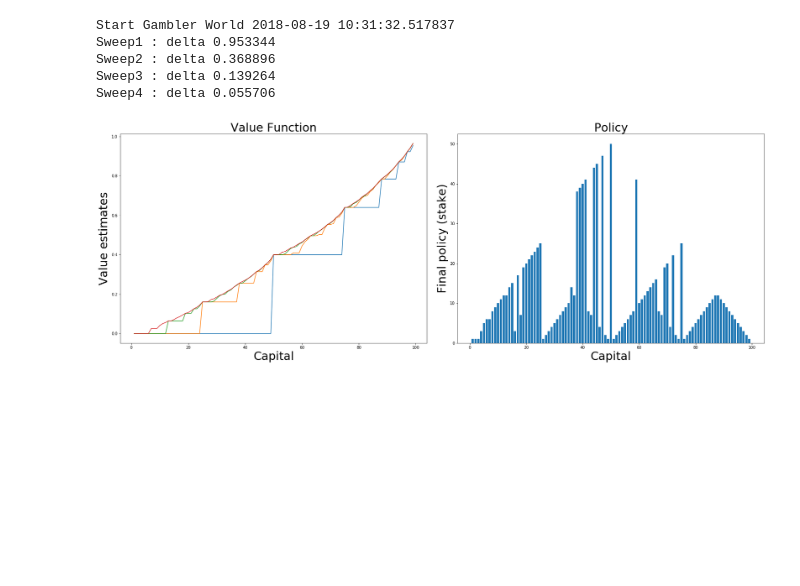
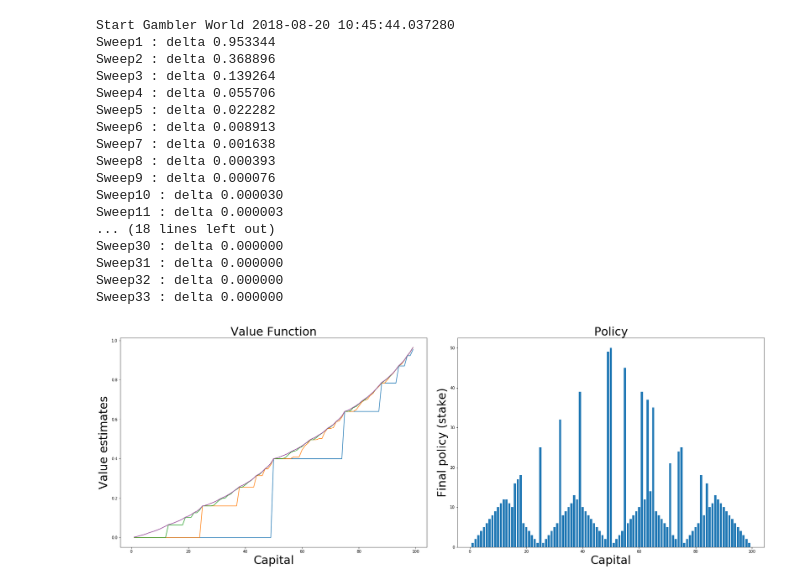
Before and after one commit to Ingenjoy/reinforcement2e, a Jupyter notebook: chapter4/chapter4_gambler_sjyoon.ipynb, the cells around one changed output. Drawn from its saved outputs; the diff is of its cells as text; code cells hidden in the pictures; blank space fills up the shorter version.

Commit message:
Example 4.3 Gambler's Problem

```diff
--- a/chapter4/chapter4_gambler_sjyoon.ipynb
+++ b/chapter4/chapter4_gambler_sjyoon.ipynb
@@ -1,5 +1,5 @@
 # %%
-""" Example 4.2 Jack's Car Rental
+""" Example 4.3: Gambler’s Problem
 
 Author : SeongJin Yoon
 """
@@ -212,32 +212,44 @@ class Agent():
         coinflip_list = [True, False]
         prob_list = [0.4, 0.6]
 
         for idx in range(2):
             result = coinflip_list[idx]
             prob = prob_list[idx]
             new_state, reward = self.env.lookahead_do_action(state, action, header=result)
             if new_state in config.state.terminal:
                 exptected_return += prob * reward
             else:
                 new_state_idx = new_state-1
                 exptected_return += prob * \
                     (reward + discount * self.value_function[new_state_idx] )
 
         return exptected_return
 
 if __name__ == "__main__":
     begin_time = dt.datetime.now()
     print("Start Gambler World", begin_time)
     env = Environment()
     agent = Agent(env)
     agent.value_iteration()
     end_time = dt.datetime.now()
     print("End Gambler World", end_time)
     print("Running Time", end_time - begin_time)
 # %% [output]
-Start Gambler World 2018-08-19 10:31:32.517837
+Start Gambler World 2018-08-20 10:45:44.037280
 Sweep1 : delta 0.953344
 Sweep2 : delta 0.368896
 Sweep3 : delta 0.139264
 Sweep4 : delta 0.055706
+Sweep5 : delta 0.022282
+Sweep6 : delta 0.008913
+Sweep7 : delta 0.001638
+Sweep8 : delta 0.000393
+Sweep9 : delta 0.000076
+Sweep10 : delta 0.000030
+Sweep11 : delta 0.000003
+... (18 lines left out)
+Sweep30 : delta 0.000000
+Sweep31 : delta 0.000000
+Sweep32 : delta 0.000000
+Sweep33 : delta 0.000000
-[figure, old version]
+[figure, new version]
```
Also changed, not shown: parts of 1 cell of this notebook.
